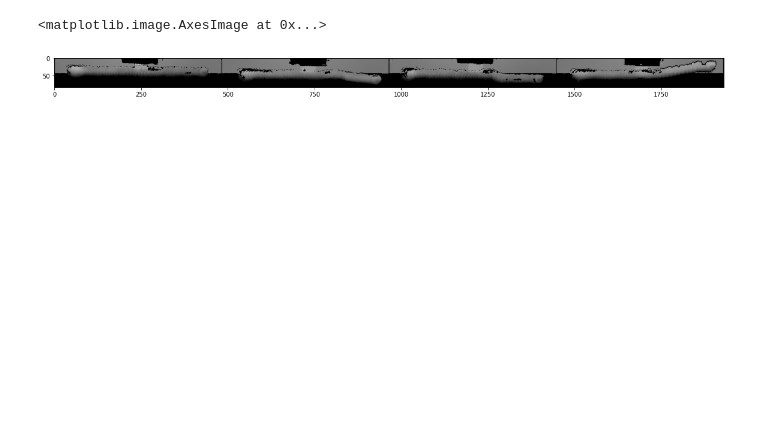
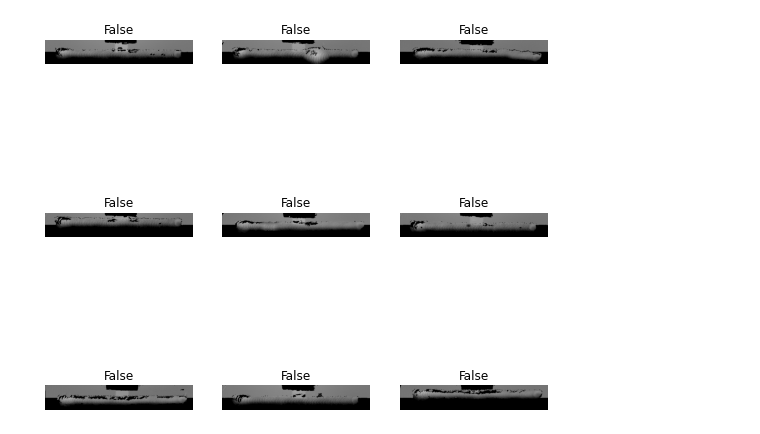
Before and after one commit to Istaliyan/PruebasTFG, a Jupyter notebook: ClasificadorSoldadurasTipo2.ipynb, the cells around one changed output. Saved outputs shown, nothing was run; the diff lists cells and outputs as text; code cells hidden in the pictures; blank space fills up the shorter version.

Commit message:
Añadido proceso de aprendizaje, no introducidas todavia transformaciones en el dataset mediante fastai

```diff
--- a/ClasificadorSoldadurasTipo2.ipynb
+++ b/ClasificadorSoldadurasTipo2.ipynb
@@ -14,44 +28,62 @@ def show(img):
 # %%
-import skimage
 import torchvision.transforms as transforms
 from torchvision.utils import make_grid
 import matplotlib.pyplot as plt
 
-# imagen = Image.open(Path('/home/yani/TFG-Dataset/DatasetConIncorrectas/Tipo2/Completo/BDia_1_Pieza_15_Soldadura_42.png'))
+# # imagen = Image.open(Path('/home/yani/TFG-Dataset/DatasetConIncorrectas/Tipo2/Completo/BDia_1_Pieza_15_Soldadura_42.png'))
 
-# rotacion = Rotate(p=1., draw=180)
+# # rotacion = Rotate(p=1., draw=180)
 
-# atensor = transforms.ToTensor()
-# aimagen = transforms.ToPILImage()
-# imagen = aimagen(rotacion(atensor(imagen)))
-# imagen
+# # atensor = transforms.ToTensor()
+# # aimagen = transforms.ToPILImage()
+# # imagen = aimagen(rotacion(atensor(imagen)))
+# # imagen
 
-path = '/home/yani/TFG-Dataset/DatasetConIncorrectas/Tipo2/Completo/'
-items = get_image_files(path)[:4]
-#print(f"items:{items}")
+# path = '/home/yani/TFG-Dataset/DatasetConIncorrectas/Tipo2/Completo/'
+# items = get_image_files(path)[:4]
+# #print(f"items:{items}")
 
-imagenes = []
-for image in items:
-    imagen = Image.open(image)
-    atensor = transforms.ToTensor()
-    #display(imagen)
-    imagenes.append(atensor(imagen))
-    # imagenes.append(tensor(imagen).squeeze(1))
-#print(imagenes[1].size())
+# imagenes = []
+# for image in items:
+#     imagen = Image.open(image)
+#     atensor = transforms.ToTensor()
+#     #display(imagen)
+#     imagenes.append(atensor(imagen))
+#     # imagenes.append(tensor(imagen).squeeze(1))
+# #print(imagenes[1].size())
 
-grid = make_grid(imagenes).shape
-plt.figure(figsize = (20,2))
-plt.imshow(np.transpose(make_grid(imagenes),(1,2,0)))
-#plt.imshow(make_grid(imagenes))
+# grid = make_grid(imagenes).shape
+# plt.figure(figsize = (20,2))
+# plt.imshow(np.transpose(make_grid(imagenes),(1,2,0)))
+# #plt.imshow(make_grid(imagenes))
 
-# TODO : Usar las TFMDLists de fastai para hacer una serie de tranformaciones al dataset.
-# path = Path('/home/yani/TFG-Dataset/DatasetConIncorrectas/Tipo2/Completo')
-# dls = ImageDataLoaders.from_name_func(
-#     path, get_image_files(path), valid_pct=0.2, bs=10, seed=42,
-#     label_func=es_correcta, item_tfms=[Resize((50,100))]
-# )
+# # TODO : Usar las TFMDLists de fastai para hacer una serie de tranformaciones al dataset.
 
-# dls.show_batch()
+
+# items = get_image_files(path)[:4]
+# imagenes2 = []
+# for i in items:
+#     imagen = Image.open(i)
+#     imagenes2.append(imagen)
+
+
+# ruido = RuidoScikit('gaussian' , 42)
+# prueba = ruido(imagenes2[0])
+# #prueba = Image.fromarray(np.uint8(prueba * 255)  , 'L')
+# print(type(prueba))
+# display(prueba)
+
+path = Path('/home/yani/TFG-Dataset/DatasetConIncorrectas/Tipo2/Completo')
+dls = ImageDataLoaders.from_name_func(
+    path, get_image_files(path), valid_pct=0.2, bs=10, seed=42,
+    label_func=es_correcta
+)
+
+
+# # img_list = []
+# # for i in range(4):
+# #     img_list.append(dls.__getitem__(i)[0])
+# # show(make_grid(img_list))
+dls.show_batch()
 # %% [output]
-<matplotlib.image.AxesImage at 0x...>
-[figure, old version]
+[figure, new version]
```
Also changed, not shown: parts of 6 cells of this notebook.
